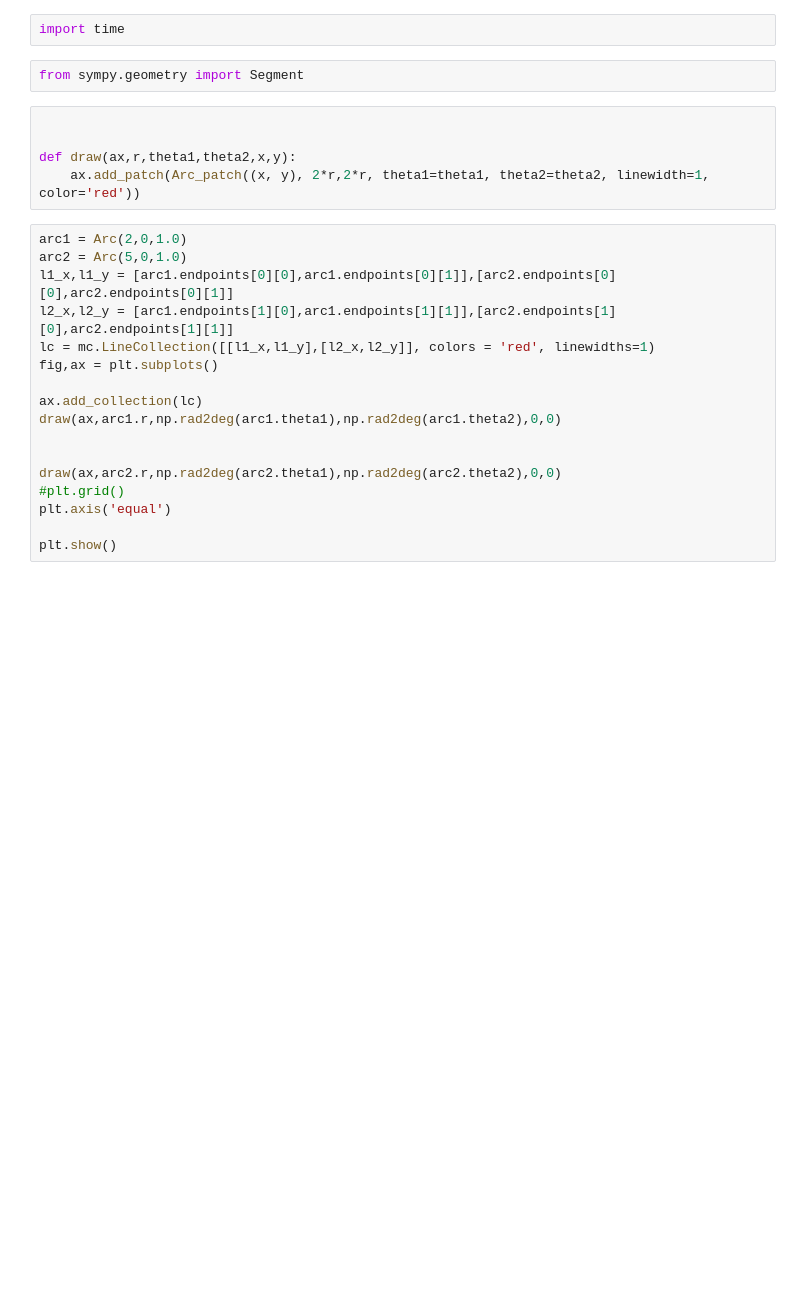
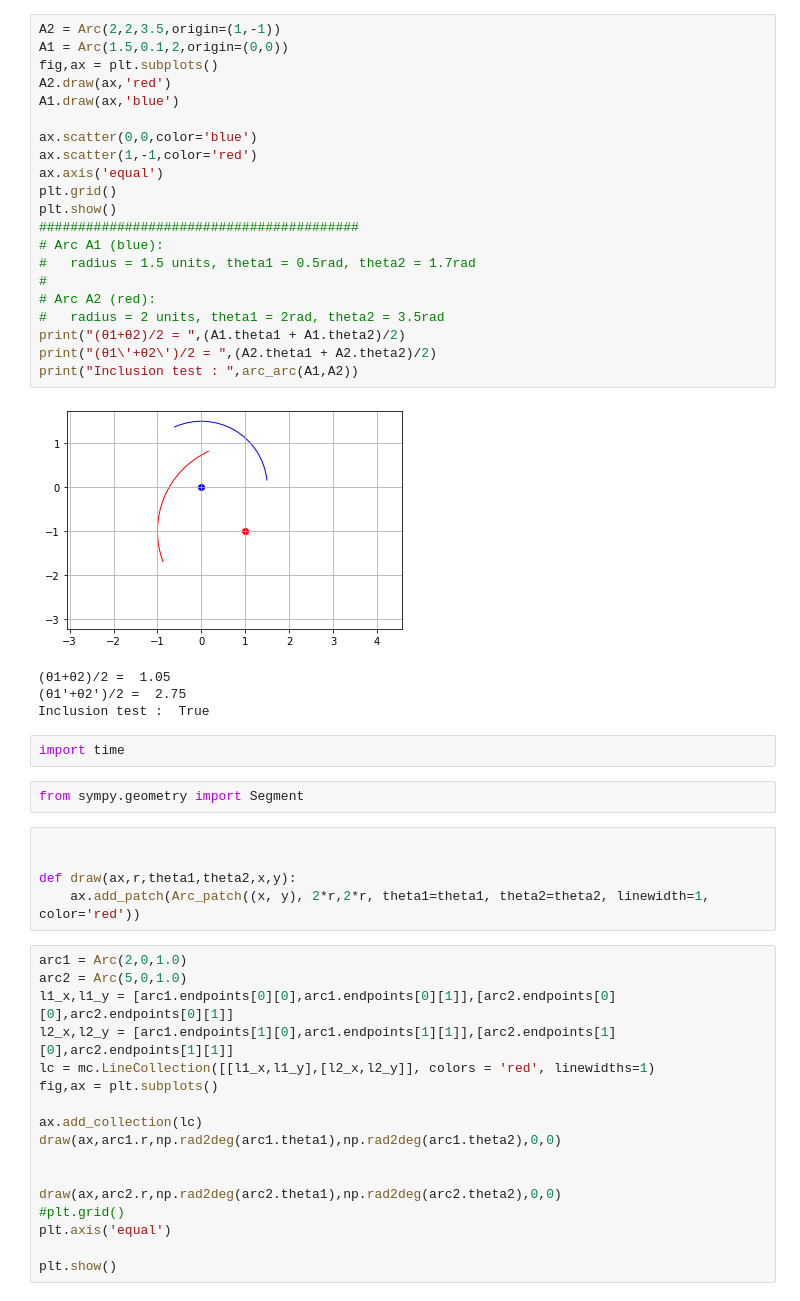
Before and after one commit to KshitijBhat/interval-analysis-method, a Jupyter notebook: interval_test_algo.ipynb, the cells around one changed output. Saved outputs shown, nothing was run; the diff lists cells and outputs as text; blank space fills up the shorter version.

```diff
--- a/interval_test_algo.ipynb
+++ b/interval_test_algo.ipynb
@@ -7,3 +76,29 @@ from matplotlib import collections  as mc
+# %%
+A2 = Arc(2,2,3.5,origin=(1,-1))
+A1 = Arc(1.5,0.1,2,origin=(0,0))
+fig,ax = plt.subplots()
+A2.draw(ax,'red')
+A1.draw(ax,'blue')
+
+ax.scatter(0,0,color='blue')
+ax.scatter(1,-1,color='red')
+ax.axis('equal')
+plt.grid()
+plt.show()
+#########################################
+# Arc A1 (blue):
+#   radius = 1.5 units, theta1 = 0.5rad, theta2 = 1.7rad
+#
+# Arc A2 (red):
+#   radius = 2 units, theta1 = 2rad, theta2 = 3.5rad
+print("(θ1+θ2)/2 = ",(A1.theta1 + A1.theta2)/2)
+print("(θ1\'+θ2\')/2 = ",(A2.theta1 + A2.theta2)/2)
+print("Inclusion test : ",arc_arc(A1,A2))
+# %% [output]
+[figure, added]
+(θ1+θ2)/2 =  1.05
+(θ1'+θ2')/2 =  2.75
+Inclusion test :  True
 # %%
 import time
 # %%
```
Also changed, not shown: parts of 3 cells of this notebook, 6 other files.
